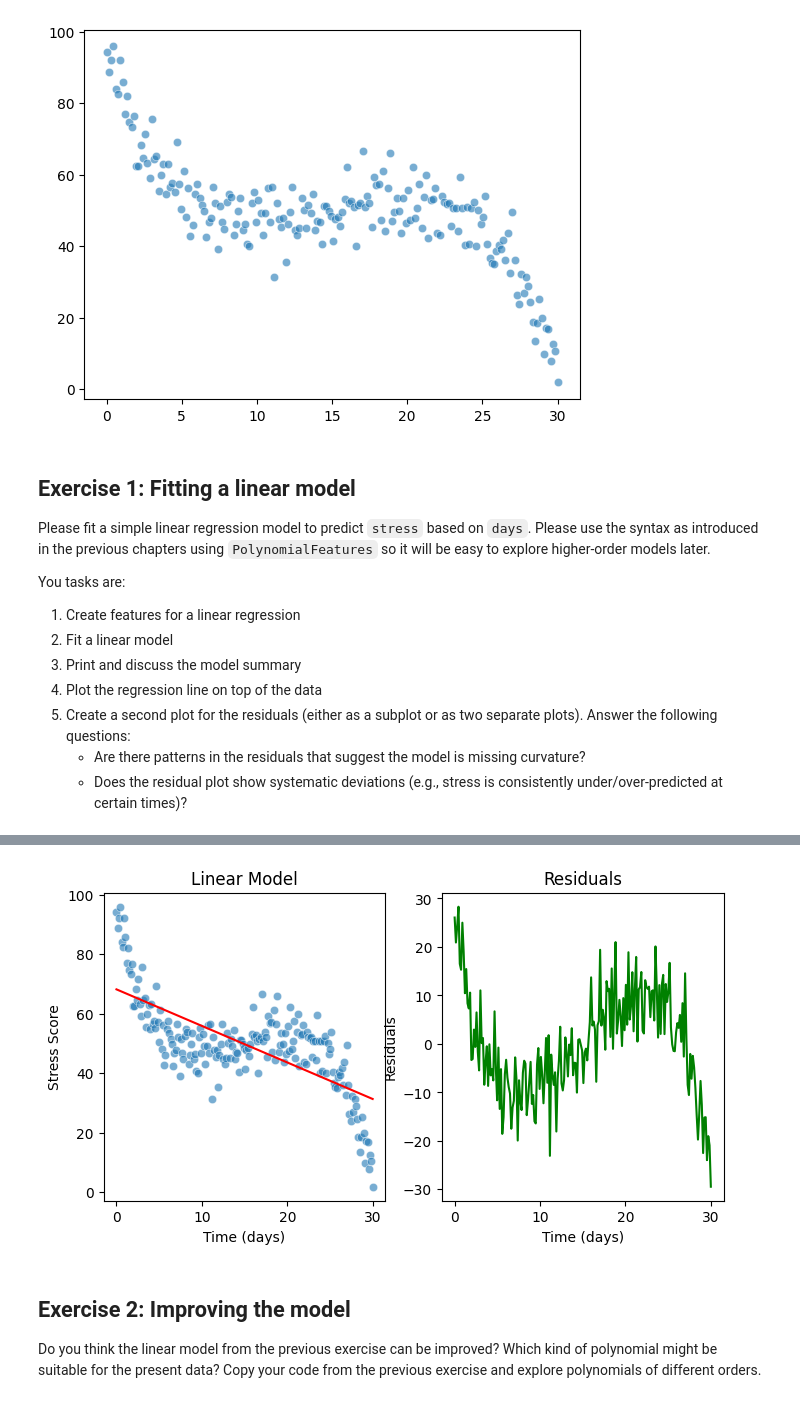
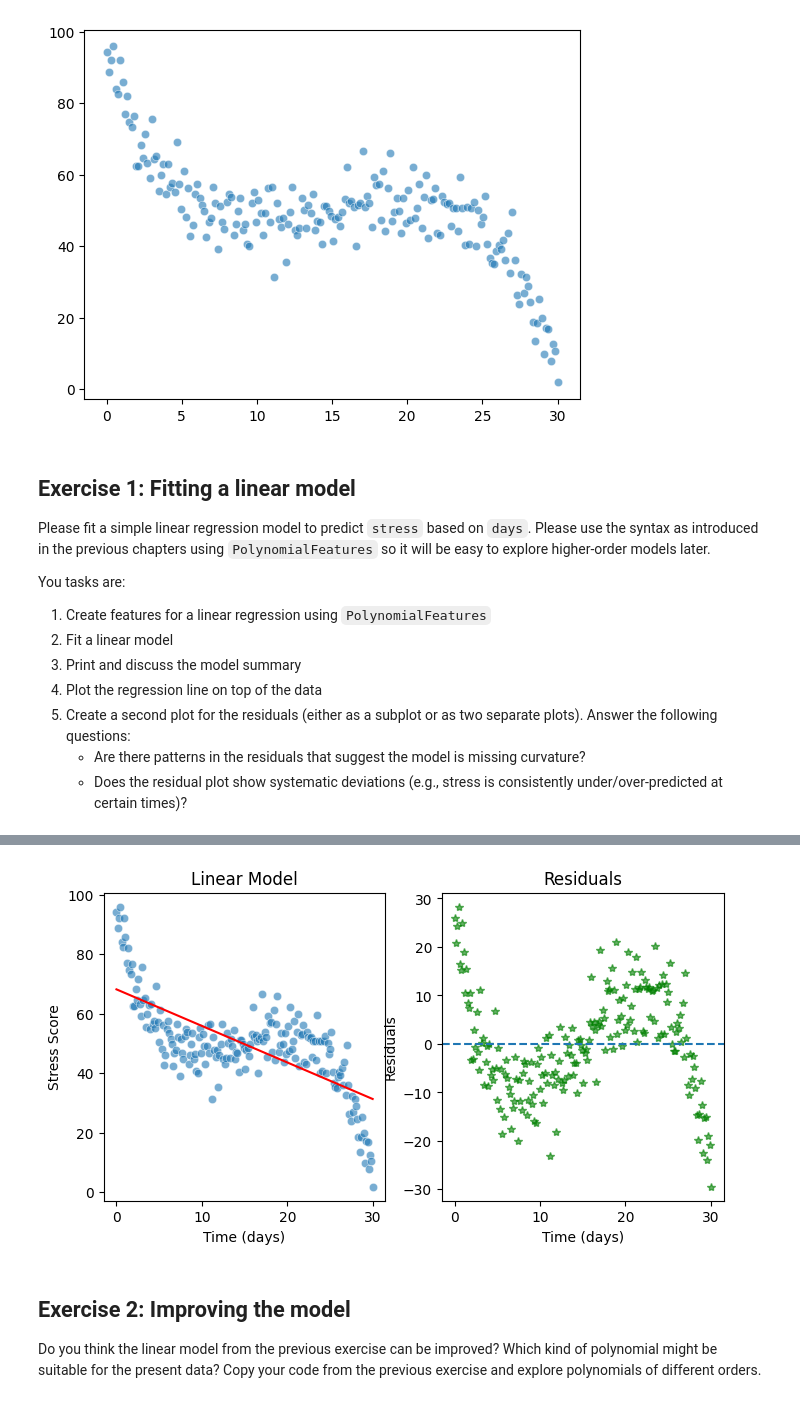
Before and after one commit to mibur1/psy111, a Jupyter notebook: book/statistics/8_Polynomial_Reg/3_Exercises.ipynb, the cells around one changed output, grey strips where cells are left out. Cells and saved outputs as stored; diff of their text form; code cells hidden in the pictures.

```diff
--- a/book/statistics/8_Polynomial_Reg/3_Exercises.ipynb
+++ b/book/statistics/8_Polynomial_Reg/3_Exercises.ipynb
@@ -42,7 +42,7 @@ Please fit a simple linear regression model to predict `stress` based on `days`.
 
 You tasks are:
 
-1. Create features for a linear regression
+1. Create features for a linear regression using `PolynomialFeatures`
 2. Fit a linear model
 3. Print and discuss the model summary
 4. Plot the regression line on top of the data
@@ -74,8 +74,10 @@ fig, ax = plt.subplots(1,2, figsize=(8, 4))
 sns.scatterplot(x=days, y=stress, alpha=0.6, ax=ax[0])
 ax[0].plot(days, predictions, color='red')
 ax[0].set(xlabel='Time (days)', ylabel='Stress Score', title="Linear Model")
-ax[1].plot(days, residuals, color='green')
+ax[1].plot(days, residuals, color='green', alpha = 0.6, linestyle='', marker='*')           # Alternatively you can use sns.scatterplot() as previous sections or ax.scatter() as in Ex.2 solutions
 ax[1].set(xlabel='Time (days)', ylabel='Residuals', title="Residuals")
+ax[1].axhline(0, linestyle='--')
+
 
 plt.show()
 # %% [output]
@@ -89,14 +91,14 @@ Time:                        20:05:03   Log-Likelihood:                -757.00
 No. Observations:                 200   AIC:                             1518.
 Df Residuals:                     198   BIC:                             1525.
 Df Model:                           1
 Covariance Type:            nonrobust
 ==============================================================================
 ... (9 lines left out)
 ==============================================================================
 
 Notes:
 [1] Standard Errors assume that the covariance matrix of the errors is correctly specified.
-[figure, old version]
+[figure, new version]
 # %% [markdown]
 ## Exercise 2: Improving the model
 
```
Also changed, not shown: parts of 3 cells of this notebook.
